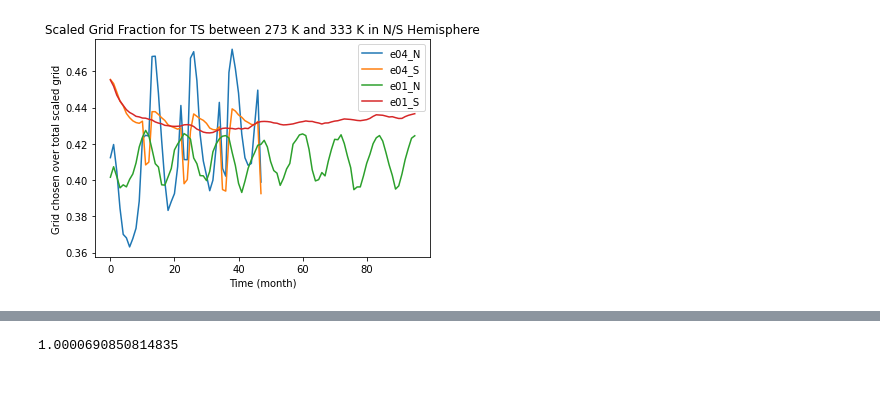
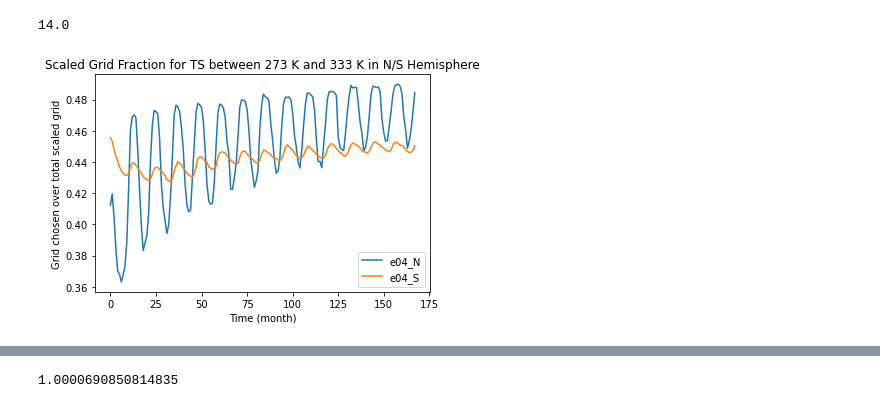
Before and after one commit to pybl1994/analysis_code, a Jupyter notebook: habitable_area.ipynb, the cells around one changed output, grey strips where cells are left out. Cells and saved outputs as stored; diff of their text form; code cells hidden in the pictures.

```diff
--- a/habitable_area.ipynb
+++ b/habitable_area.ipynb
@@ -15,14 +15,15 @@ e_range =['e0','e01','e02','e03','e04']
 data_dir_file = []
 
 for i in range(len(e_range)):
-    data_dir_file.append('/nobackup/pybl/cesm2/archive/b.e21.BWma1850.f19_g17.'+ e_range[i]+'_obl0.001/atm/hist/')
+    data_dir_file.append('/nobackup/pybl/cesm2/archive/b.e21.BWma1850.f19_g17.'+ e_range[i]+'_obl0_branch.001/atm/hist/')
 
 # define specific path
 
 Path_TS        = []
 
 for i in range(len(data_dir_file)):
-    Path_TS.append(data_dir_file[i]+'TS_'+ e_range[i] +'_obl0.nc')
+
+    Path_TS.append(data_dir_file[i]+'TS_'+ e_range[i] +'_obl0_merge.nc')
 
 
 # Import data
@@ -42,21 +43,25 @@ weight_factor2 = gw
 
 # IMPORT DATA
 
+
+TS_liquid_e04 = TS_obl0[4].TS.where((TS_obl0[4].TS > 273) & (TS_obl0[4].TS < 373))
+
+TS_liquid_e03 = TS_obl0[3].TS.where((TS_obl0[3].TS > 273) & (TS_obl0[3].TS < 373))
+
+TS_liquid_e02 = TS_obl0[2].TS.where((TS_obl0[2].TS > 273) & (TS_obl0[2].TS < 373))
+
+TS_liquid_e01 = TS_obl0[1].TS.where((TS_obl0[1].TS > 273) & (TS_obl0[1].TS < 373))
+
+TS_liquid_e0  = TS_obl0[0].TS.where((TS_obl0[0].TS > 273) & (TS_obl0[0].TS < 373))
+
+pre_area_tool =[]
+
+area_tool =[ [] for _ in range(len(TS_liquid_e04)) ]
+
+area_total_tool =[]
+
 TS_tool       = TS_obl0[4].TS
 
-TS_liquid_e04 = TS_obl0[4].TS.where((TS_obl0[4].TS > 273) & (TS_obl0[4].TS < 333))
-
-TS_liquid_e03 = TS_obl0[3].TS.where((TS_obl0[3].TS > 273) & (TS_obl0[3].TS < 333))
-
-TS_liquid_e02 = TS_obl0[2].TS.where((TS_obl0[2].TS > 273) & (TS_obl0[2].TS < 333))
-
-TS_liquid_e01 = TS_obl0[1].TS.where((TS_obl0[1].TS > 273) & (TS_obl0[1].TS < 333))
-
-TS_liquid_e0  = TS_obl0[0].TS.where((TS_obl0[0].TS > 273) & (TS_obl0[0].TS < 333))
-
-pre_area_tool =[]
-area_tool =[ [] for _ in range(len(TS_liquid_e04)) ]
-area_total_tool =[]
 
 # TOTAL GRID COUNT
 for i in range(len(TS_tool.time)):
@@ -97,3 +111,7 @@ plt.show()
+# %%
+len(np.array(HabFrac(TS_liquid_e04)).tolist())/12
+# %% [output]
+14.0
 # %%
 TS_liquid_e04_N = TS_liquid_e04.where((TS_liquid_e04.lat > 0 ) & (TS_liquid_e04.lat < 90))
 TS_liquid_e04_S = TS_liquid_e04.where((TS_liquid_e04.lat > -90 ) & (TS_liquid_e04.lat < 0))
@@ -112,18 +130,19 @@ TS_liquid_e0_S = TS_liquid_e0.where((TS_liquid_e0.lat > -90 ) & (TS_liquid_e0.la
 # %%
 plt.plot(np.array(HabFrac(TS_liquid_e04_N)).tolist(),label='e04_N')
 plt.plot(np.array(HabFrac(TS_liquid_e04_S)).tolist(),label='e04_S')
 
+
 # plt.plot(np.array(HabFrac(TS_liquid_e03)).tolist(),label='e03')
 # plt.plot(np.array(HabFrac(TS_liquid_e03)).tolist(),label='e03')
 # plt.plot(np.array(HabFrac(TS_liquid_e02)).tolist(),label='e02')
-plt.plot(np.array(HabFrac(TS_liquid_e01_N)).tolist(),label='e01_N')
-plt.plot(np.array(HabFrac(TS_liquid_e01_S)).tolist(),label='e01_S')
+# plt.plot(np.array(HabFrac(TS_liquid_e01_N)).tolist(),label='e01_N')
+# plt.plot(np.array(HabFrac(TS_liquid_e01_S)).tolist(),label='e01_S')
 
 # plt.plot(np.array(HabFrac(TS_liquid_e0)).tolist(),label='e0')
 plt.legend()
 plt.title('Scaled Grid Fraction for TS between 273 K and 333 K in N/S Hemisphere')
 plt.ylabel('Grid chosen over total scaled grid')
 plt.xlabel('Time (month)')
 plt.show()
 # %% [output]
-[figure, old version]
+[figure, new version]
```
Also changed, not shown: parts of 10 cells of this notebook.
